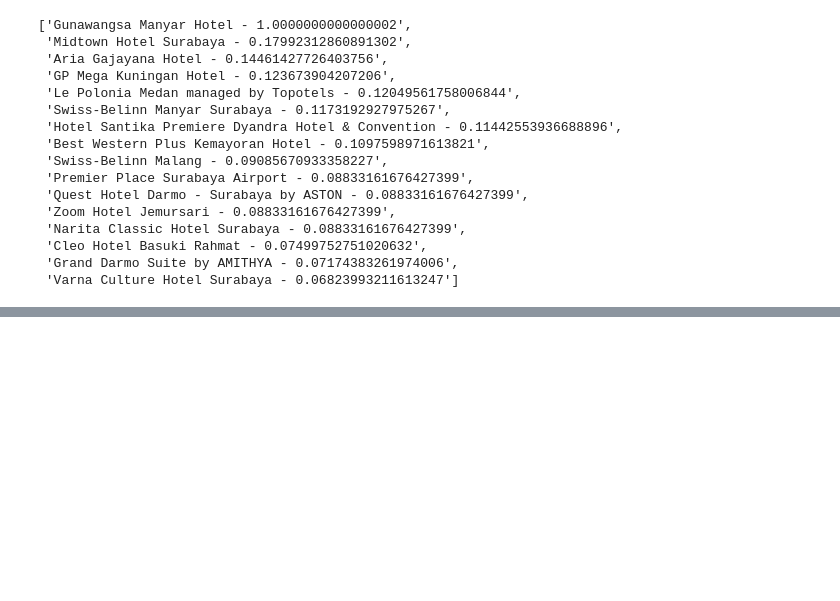
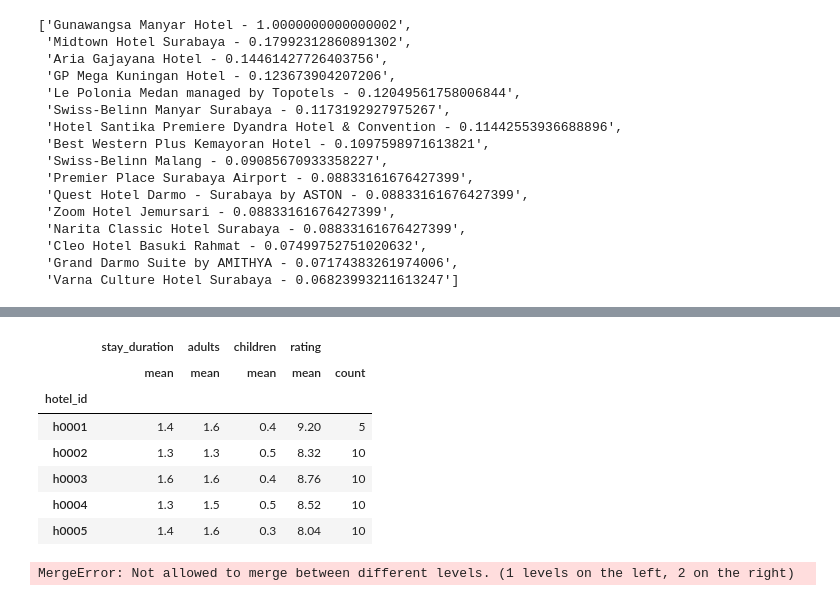
Before and after one commit to firarru/Text-Mining, a Jupyter notebook: System_Recomendation.ipynb, the cells around one changed output, grey strips where cells are left out. Cells and saved outputs as stored; diff of their text form; code cells hidden in the pictures; blank space fills up the shorter version.

```diff
--- a/System_Recomendation.ipynb
+++ b/System_Recomendation.ipynb
@@ -178,0 +197,22 @@ recommendations('Gunawangsa Manyar Hotel', 15)
+# %%
+# karena tanpa hotel_id maka data review tidak dapat direlasikan ke data hotel
+df_review = df_review.dropna()
+# %%
+# 4. Group data review untuk setiap hotel
+df_review = df_review.groupby('hotel_id', as_index=True).agg({'stay_duration':'mean', 'adults':'mean','children':'mean', 'rating':['mean','count']})
+# %%
+df_review.head()
+# %% [output]
+|  | stay_duration | adults | children | rating |  |
+|  | mean | mean | mean | mean | count |
+| hotel_id |  |  |  |  |  |
+| h0001 | 1.4 | 1.6 | 0.4 | 9.20 | 5 |
+| h0002 | 1.3 | 1.3 | 0.5 | 8.32 | 10 |
+| h0003 | 1.6 | 1.6 | 0.4 | 8.76 | 10 |
+| h0004 | 1.3 | 1.5 | 0.5 | 8.52 | 10 |
+| h0005 | 1.4 | 1.6 | 0.3 | 8.04 | 10 |
+# %%
+# 5. Gabungkan data hotel dan review
+hotel_review_df = hotel_df.merge(df_review, how='inner', on='hotel_id', right_index=True)
+# %% [output]
+MergeError: Not allowed to merge between different levels. (1 levels on the left, 2 on the right)
```
Also changed, not shown: parts of 15 cells of this notebook.
